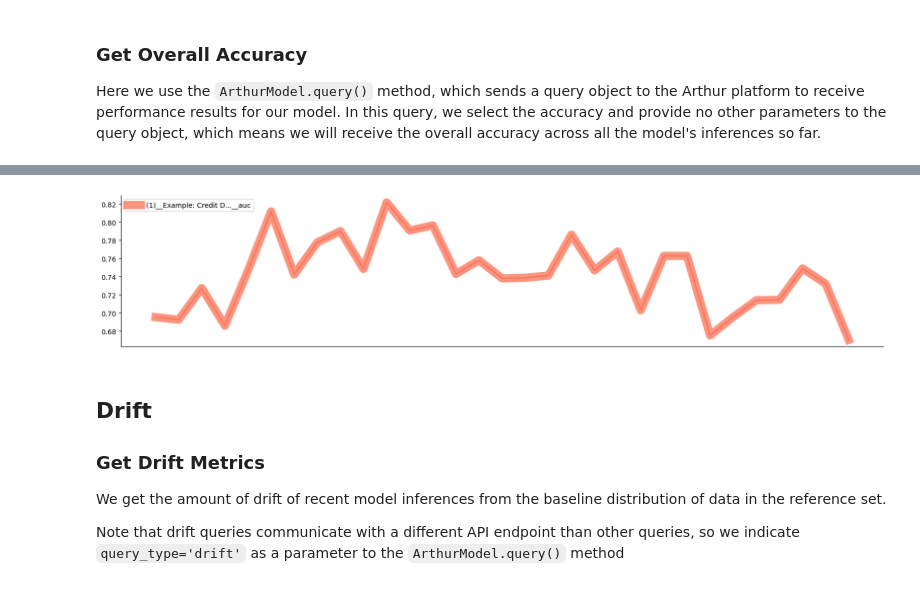
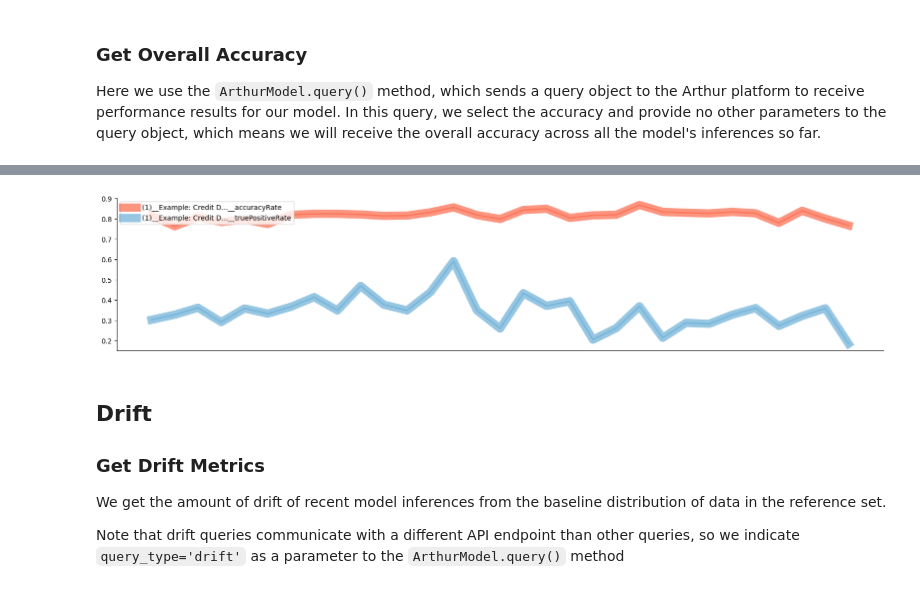
Before and after one commit to arthur-ai/arthur-sandbox, a Jupyter notebook: examples/credit_card_default/credit_card_default.ipynb, the cells around one changed output, grey strips where cells are left out. Saved outputs shown, nothing was run; the diff lists cells and outputs as text; code cells hidden in the pictures.

```diff
--- a/examples/credit_card_default/credit_card_default.ipynb
+++ b/examples/credit_card_default/credit_card_default.ipynb
@@ -203,7 +194,7 @@ The `InputType` of a model specifies the general type of data your model ingests
 # instantiate an ArthurModel object to be registered
 # with the Arthur platform with a name and a type
 arthur_model = arthur.model(
-    partner_model_id=f"CreditDefault_{datetime.now().strftime('%Y%m%d%H%M%S')}",
     display_name="Example: Credit Default",
+    # partner_model_id="optional-unique-identifier",
     input_type=InputType.Tabular,
     output_type=OutputType.Multiclass)
@@ -263,7 +254,7 @@ arthur_model.build(
 We will specify that a few attributes (`SEX`, `AGE`, and `EDUCATION`) should be [monitored for bias](https://docs.arthur.ai/user-guide/walkthroughs/bias_monitoring.html).
 # %%
 # monitoring attributes for bias
-for attr in sensitive_data.columns:
+for attr in sens_data_train.columns:
     arthur_model.set_attribute_as_sensitive(attr)
 # %% [markdown]
 #### Binning Continuous Attributes
@@ -488,0 +458,9 @@ inference_data.head()
+# %%
+# combine model inputs, predictions, and sensitive data attributes
+inference_data = pd.concat([
+    X_inf,
+    preds_inf,
+    sens_data_inf
+], axis=1)
+
+inference_data.head()
@@ -543,8 +523,8 @@ You will need the `partner_inference_IDs` for your data so that we can include t
 # %%
 # the partner inference ID is currently of the form
 # index_in_dataset-year-month-day
-# so we get the corresponding ground truth values from Y_test
-# by using the index_in_dataset as the index of each inference in Y_test
+# so we get the corresponding ground truth values from Y_inf
+# by using the index_in_dataset as the index of each inference in Y_inf
 
 # split out the index_in_dataset from each partner inference ID
 # (formatted as index_in_dataset-year-month-day)
@@ -552,10 +532,11 @@ idx_in_dataset = [int(x.split('-')[0]) for x in partner_inference_ids]
 
 ground_truth_df = pd.DataFrame({
     'partner_inference_id': partner_inference_ids,
-    'ground_truth_credit_default': y_test.loc[idx_in_dataset].values.flatten()
+    'ground_truth_credit_default': y_inf.loc[idx_in_dataset].values.flatten()
 })
 
 ground_truth_result = arthur_model.update_inference_ground_truths(ground_truth_df)
+
 print('# of successful and # of failing ground truth uploads')
 ground_truth_result['counts']
 # %% [output]
@@ -627,8 +599,8 @@ We use `ArthurModel.viz.metric_series` to view the drift in our model's AUC at a
 # %%
 # visualize model performance metrics over time
-arthur_model.viz.metric_series(["auc"], time_resolution="day")
+arthur_model.viz.metric_series(["accuracyRate", "truePositiveRate"], time_resolution="day")
 # %% [output]
-[figure, old version]
+[figure, new version]
 # %% [markdown]
 ## Drift
 
```
Also changed, not shown: parts of 84 cells of this notebook, 7 other files.
